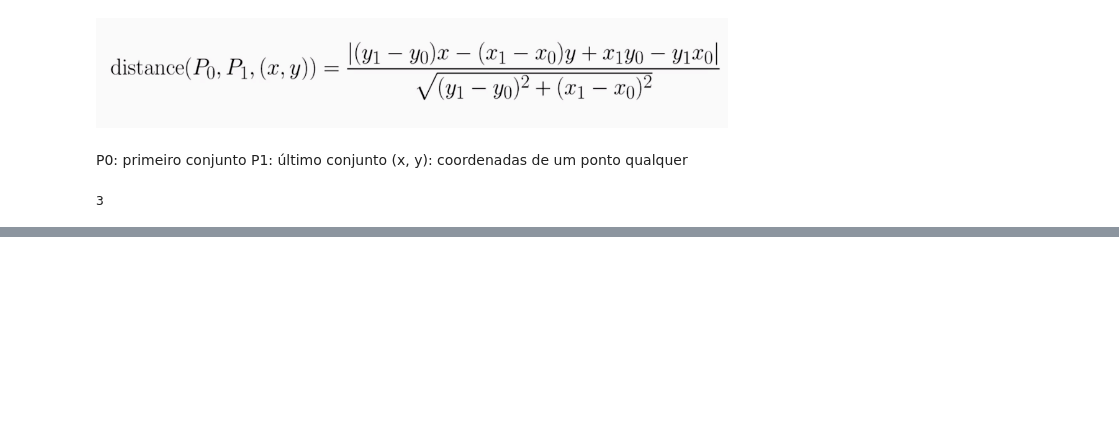
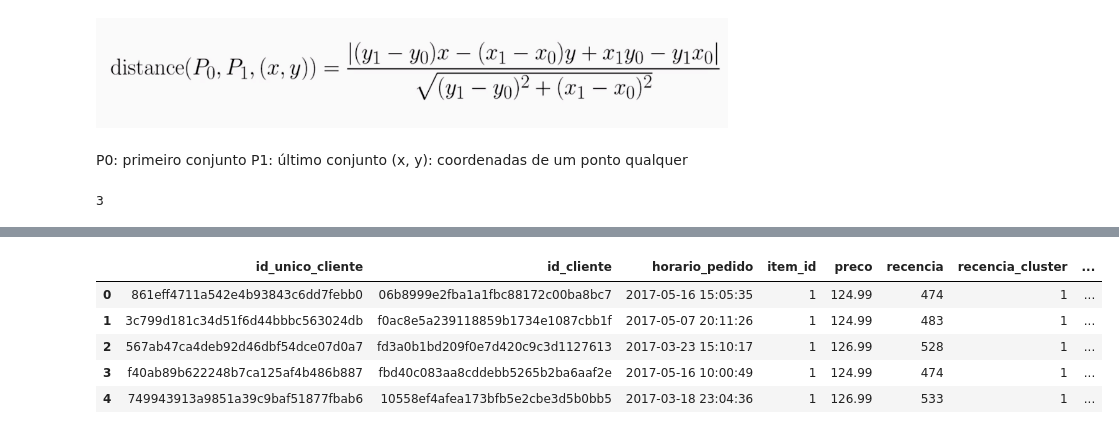
Before and after one commit to LuTDC/ml_negocios_digitais, a Jupyter notebook: Clusterização de dados - segmentação de clientes/Projeto.ipynb, the cells around one changed output, grey strips where cells are left out. Saved outputs shown, nothing was run; the diff lists cells and outputs as text; code cells hidden in the pictures; blank space fills up the shorter version.

```diff
--- a/Clusterização de dados - segmentação de clientes/Projeto.ipynb
+++ b/Clusterização de dados - segmentação de clientes/Projeto.ipynb
@@ -216,3 +216,8 @@ n_clusters = numero_otimo_clusters(soma_quadrados, min_n_clusters)
 n_clusters
 # %% [output]
 3
+# %%
+kmeans = KMeans(n_clusters=n_clusters)
+
+df_usuario['recencia_cluster'] = kmeans.fit_predict(df_recencia)
+df_usuario.head()
@@ -218,0 +231,17 @@ n_clusters
+# %%
+def ordenar_clusters(cluster_nome, target_nome, crescente, df):
+    df_agrupado_cluster = df.groupby([cluster_nome])[target_nome].mean().reset_index()
+
+    # Cluster com menor recência devem receber melhor pontuação / índice do cluster
+    df_agrupado_cluster_ordenado = df_agrupado_cluster.sort_values(by=target_nome, ascending=crescente).reset_index(drop=True)
+    df_agrupado_cluster_ordenado['index'] = df_agrupado_cluster_ordenado.index + 1
+
+    df_merge_clusters = pd.merge(df, df_agrupado_cluster_ordenado[[cluster_nome, 'index']], on=cluster_nome)
+
+    df_merge_clusters_drop = df_merge_clusters.drop(columns=[cluster_nome], axis=1)
+    df_merge_clusters_drop = df_merge_clusters_drop.rename(columns={'index': cluster_nome})
+
+    return df_merge_clusters_drop
+# %%
+df_usuario = ordenar_clusters('recencia_cluster', 'recencia', False, df_usuario)
+df_usuario.head()
@@ -218,0 +263,4 @@ n_clusters
+# %%
+df_frequencia = df.groupby(['id_unico_cliente'])['pedido_aprovado'].count().reset_index()
+df_frequencia.columns = ['id_unico_cliente', 'frequencia']
+df_frequencia.head()
@@ -218,0 +274,10 @@ n_clusters
+# %%
+df_usuario = pd.merge(df_usuario, df_frequencia, on='id_unico_cliente')
+df_usuario.head()
+# %% [output]
+|  | id_unico_cliente | id_cliente | horario_pedido | item_id | preco | recencia | recencia_cluster | ... |
+| 0 | 861eff4711a542e4b93843c6dd7febb0 | 06b8999e2fba1a1fbc88172c00ba8bc7 | 2017-05-16 15:05:35 | 1 | 124.99 | 474 | 1 | ... |
+| 1 | 3c799d181c34d51f6d44bbbc563024db | f0ac8e5a239118859b1734e1087cbb1f | 2017-05-07 20:11:26 | 1 | 124.99 | 483 | 1 | ... |
+| 2 | 567ab47ca4deb92d46dbf54dce07d0a7 | fd3a0b1bd209f0e7d420c9c3d1127613 | 2017-03-23 15:10:17 | 1 | 126.99 | 528 | 1 | ... |
+| 3 | f40ab89b622248b7ca125af4b486b887 | fbd40c083aa8cddebb5265b2ba6aaf2e | 2017-05-16 10:00:49 | 1 | 124.99 | 474 | 1 | ... |
+| 4 | 749943913a9851a39c9baf51877fbab6 | 10558ef4afea173bfb5e2cbe3d5b0bb5 | 2017-03-18 23:04:36 | 1 | 126.99 | 533 | 1 | ... |
```
Also changed, not shown: parts of 15 cells of this notebook.
